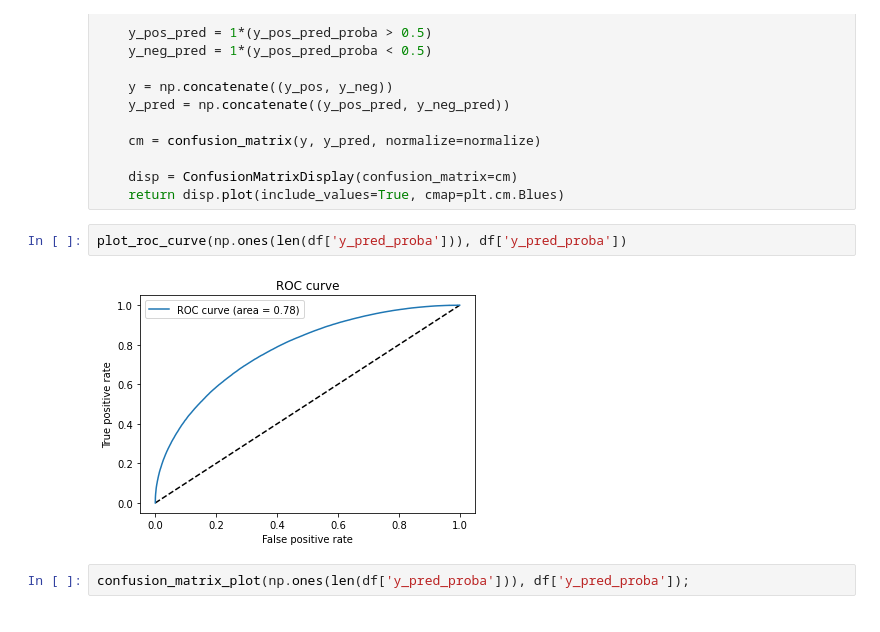
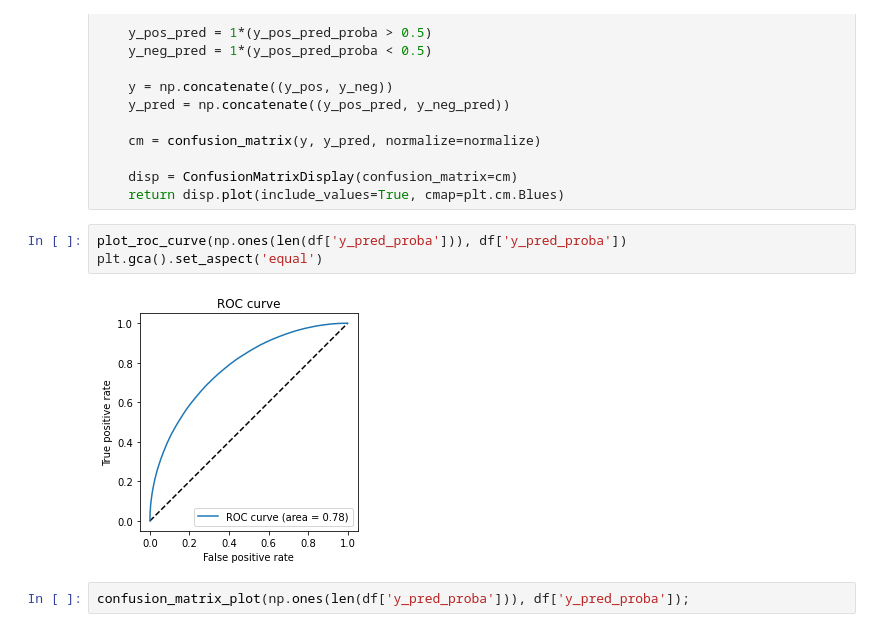
Before and after one commit to nkharche/datascience_starter, a Jupyter notebook: Elo_ratings/elo.ipynb, the cells around one changed output. Cells and saved outputs as stored; diff of their text form.

Commit message:
Change aspect ratio of ROC plot

```diff
--- a/Elo_ratings/elo.ipynb
+++ b/Elo_ratings/elo.ipynb
@@ -273,8 +273,9 @@ def confusion_matrix_plot(y_pos, y_pos_pred_proba, normalize=None):
     return disp.plot(include_values=True, cmap=plt.cm.Blues)
 # %%
 plot_roc_curve(np.ones(len(df['y_pred_proba'])), df['y_pred_proba'])
+plt.gca().set_aspect('equal')
 # %% [output]
-[figure, old version]
+[figure, new version]
 # %%
 confusion_matrix_plot(np.ones(len(df['y_pred_proba'])), df['y_pred_proba']);
 # %% [output]
```
